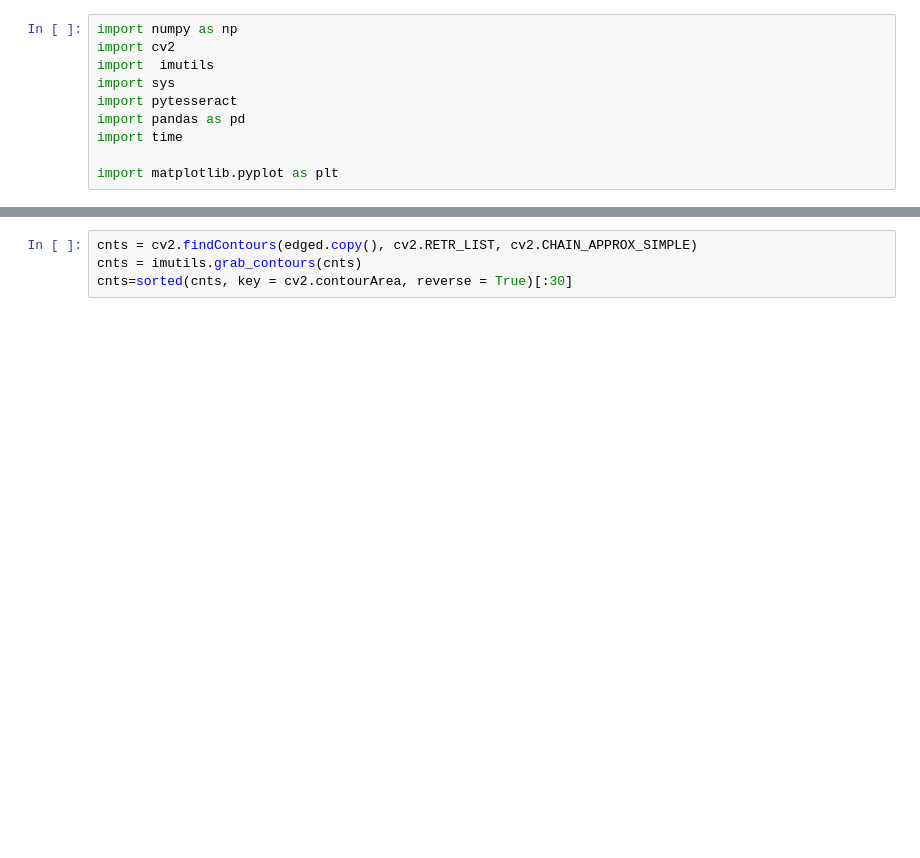
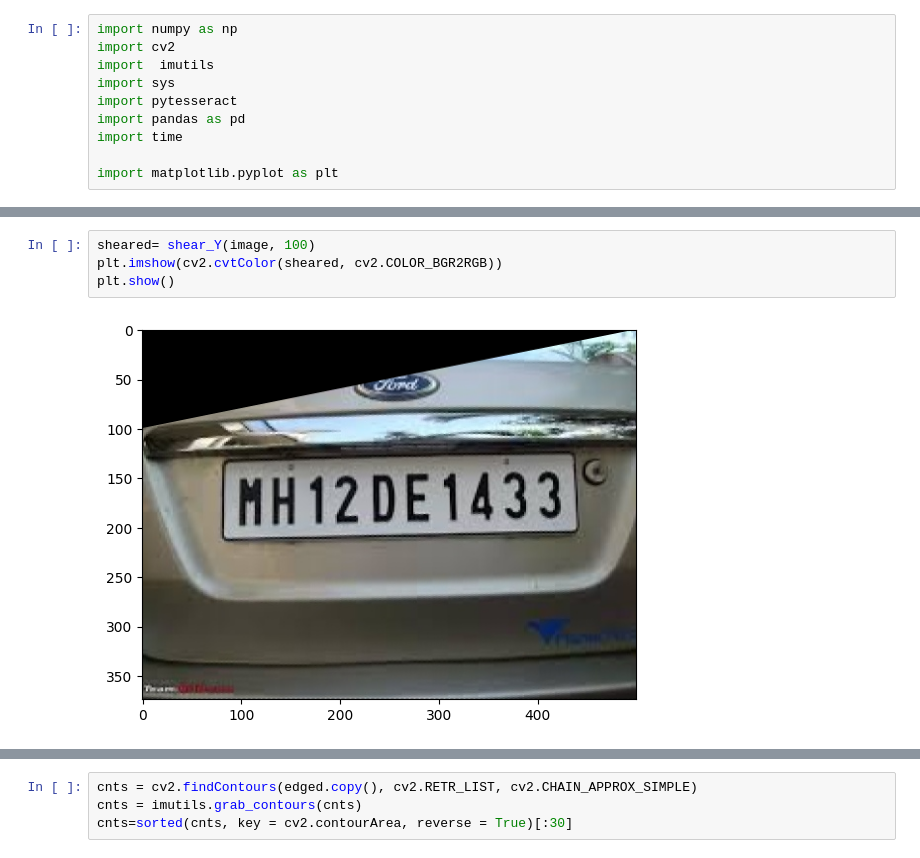
Before and after one commit to n-eisei/image-engineering, a Jupyter notebook: 8-transformation/number_plate.ipynb, the cells around one changed output, grey strips where cells are left out. Saved outputs shown, nothing was run; the diff lists cells and outputs as text; blank space fills up the shorter version.

```diff
--- a/8-transformation/number_plate.ipynb
+++ b/8-transformation/number_plate.ipynb
@@ -21 +33,7 @@ plt.show()
+# %%
+sheared= shear_Y(image, 100)
+plt.imshow(cv2.cvtColor(sheared, cv2.COLOR_BGR2RGB))
+plt.show()
+# %% [output]
+[figure, added]
 # %%
```
Also changed, not shown: parts of 6 cells of this notebook, 8 other files.
